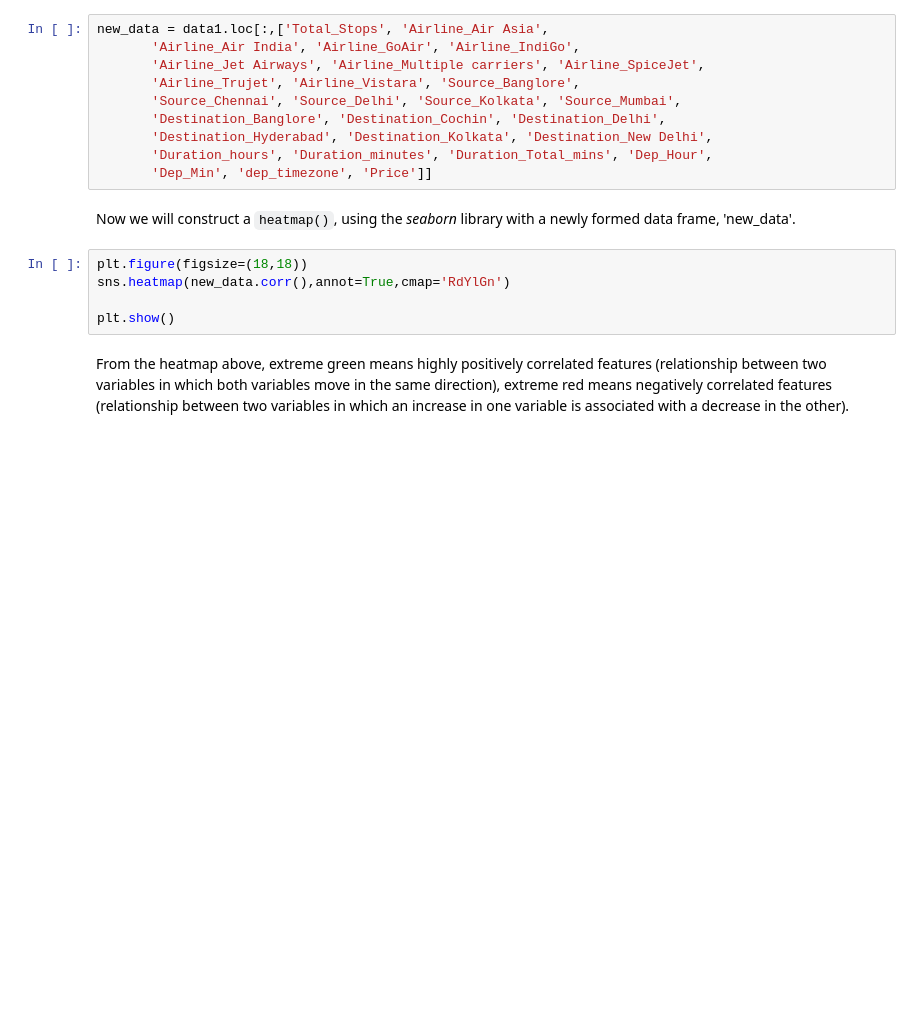
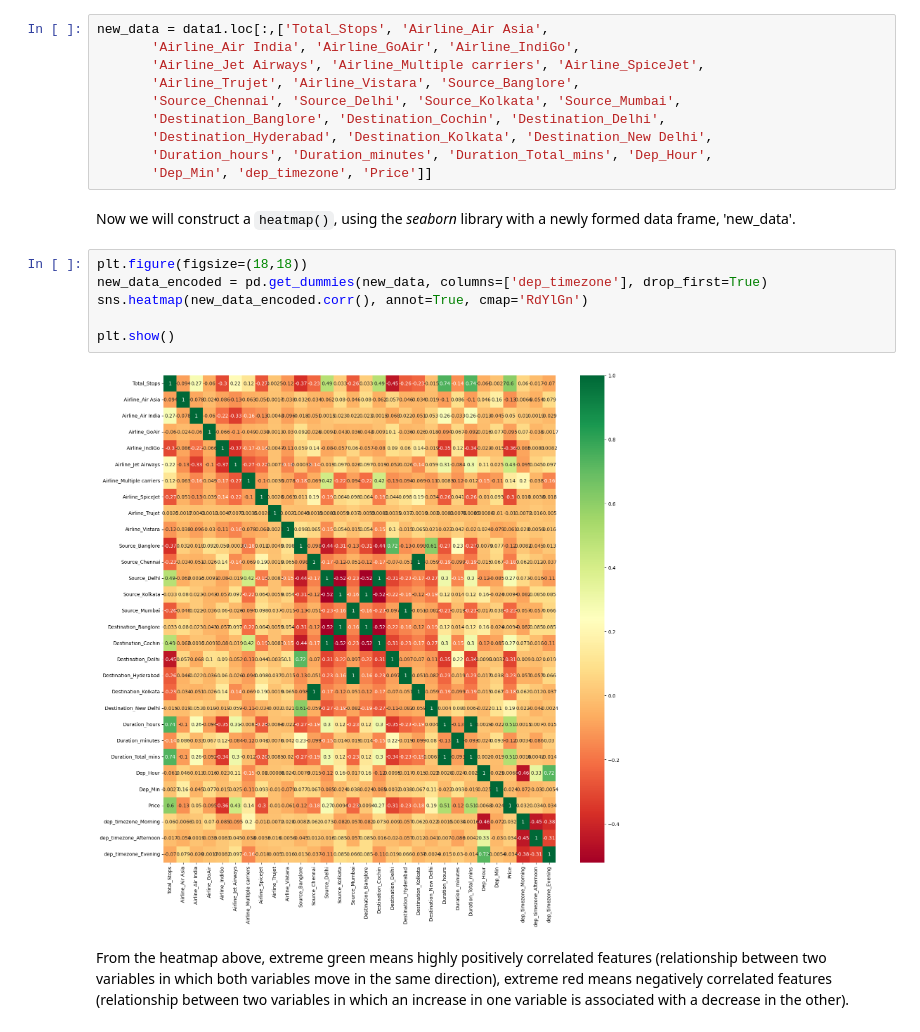
Before and after one commit to Faheem219/IBM-Machine-Learning-Codes, a Jupyter notebook: 1. Exploratory Data Analysis for Machine Learning/Feature_Engineering_Lab.ipynb, the cells around one changed output. Cells and saved outputs as stored; diff of their text form; blank space fills up the shorter version.

```diff
--- a/1. Exploratory Data Analysis for Machine Learning/Feature_Engineering_Lab.ipynb
+++ b/1. Exploratory Data Analysis for Machine Learning/Feature_Engineering_Lab.ipynb
@@ -311,9 +462,12 @@ new_data = data1.loc[:,['Total_Stops', 'Airline_Air Asia',
 Now we will construct a `heatmap()`, using the *seaborn* library with a newly formed data frame, 'new_data'.
 # %%
 plt.figure(figsize=(18,18))
-sns.heatmap(new_data.corr(),annot=True,cmap='RdYlGn')
+new_data_encoded = pd.get_dummies(new_data, columns=['dep_timezone'], drop_first=True)
+sns.heatmap(new_data_encoded.corr(), annot=True, cmap='RdYlGn')
 
 plt.show()
+# %% [output]
+[figure, added]
 # %% [markdown]
 From the heatmap above, extreme green means highly positively correlated features (relationship between two variables in which both variables move in the same direction), extreme red means negatively correlated features (relationship between two variables in which an increase in one variable is associated with a decrease in the other).
 # %% [markdown]
```
Also changed, not shown: parts of 24 cells of this notebook, 6 other files.
